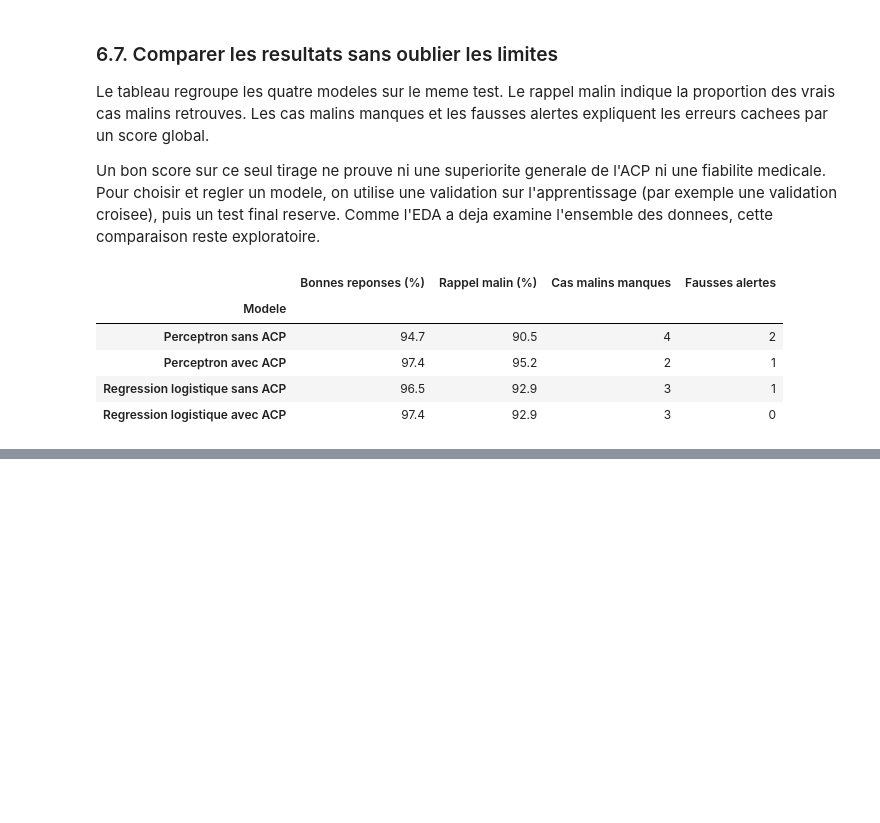
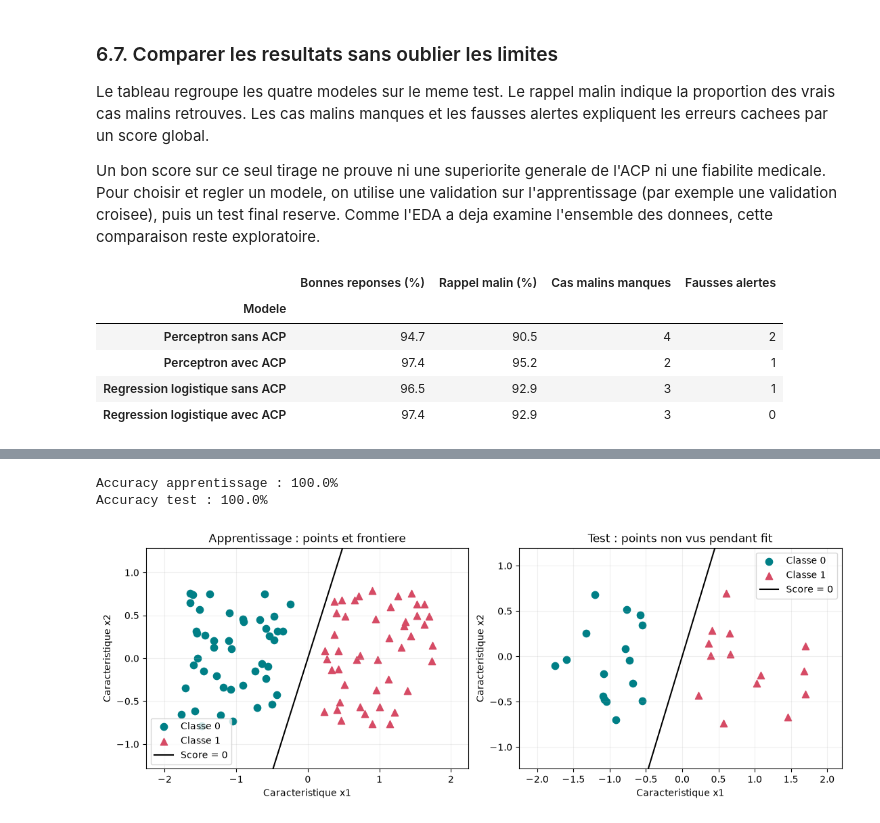
Before and after one commit to TheGoatLucien/building-perceptron, a Jupyter notebook: eda.ipynb, the cells around one changed output, grey strips where cells are left out. Drawn from its saved outputs; the diff is of its cells as text; code cells hidden in the pictures; blank space fills up the shorter version.

```diff
--- a/eda.ipynb
+++ b/eda.ipynb
@@ -403,0 +524,32 @@ display(comparison)
+# %%
+spread = 0.8
+random_generator = np.random.default_rng(42)
+points_per_class = 60
+class_zero = np.array([-1.0, 0.0]) + random_generator.uniform(-spread, spread, (points_per_class, 2))
+class_one = np.array([1.0, 0.0]) + random_generator.uniform(-spread, spread, (points_per_class, 2))
+random_inputs = np.vstack([class_zero, class_one])
+random_targets = np.concatenate([np.zeros(points_per_class, dtype=int), np.ones(points_per_class, dtype=int)])
+shuffled_indices = random_generator.permutation(len(random_targets))
+split_index = int(0.75 * len(random_targets))
+train_indices = shuffled_indices[:split_index]
+test_indices = shuffled_indices[split_index:]
+random_train_inputs, random_train_targets = random_inputs[train_indices], random_targets[train_indices]
+random_test_inputs, random_test_targets = random_inputs[test_indices], random_targets[test_indices]
+assert not np.intersect1d(train_indices, test_indices).size
+
+random_model = Perceptron(learning_rate=0.1, n_epochs=40).fit(random_train_inputs, random_train_targets)
+test_predictions = random_model.predict(random_test_inputs)
+assert test_predictions.shape == random_test_targets.shape
+print(f"Accuracy apprentissage : {np.mean(random_model.predict(random_train_inputs) == random_train_targets):.1%}")
+print(f"Accuracy test : {np.mean(test_predictions == random_test_targets):.1%}")
+
+random_figure, random_axes = plt.subplots(1, 2, figsize=(11, 4), constrained_layout=True)
+plot_decision(random_axes[0], random_train_inputs, random_train_targets, random_model)
+random_axes[0].set_title("Apprentissage : points et frontiere")
+plot_decision(random_axes[1], random_test_inputs, random_test_targets, random_model)
+random_axes[1].set_title("Test : points non vus pendant fit")
+plt.show()
+# %% [output]
+Accuracy apprentissage : 100.0%
+Accuracy test : 100.0%
+[figure, added]
```
Also changed, not shown: parts of 17 cells of this notebook, 22 other files.
